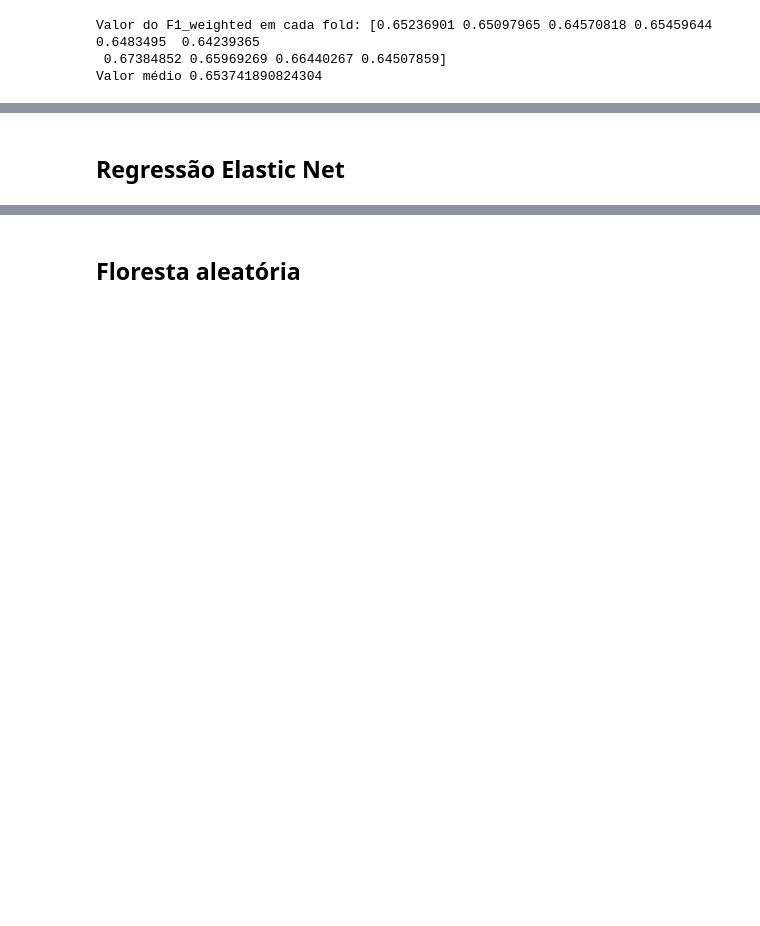
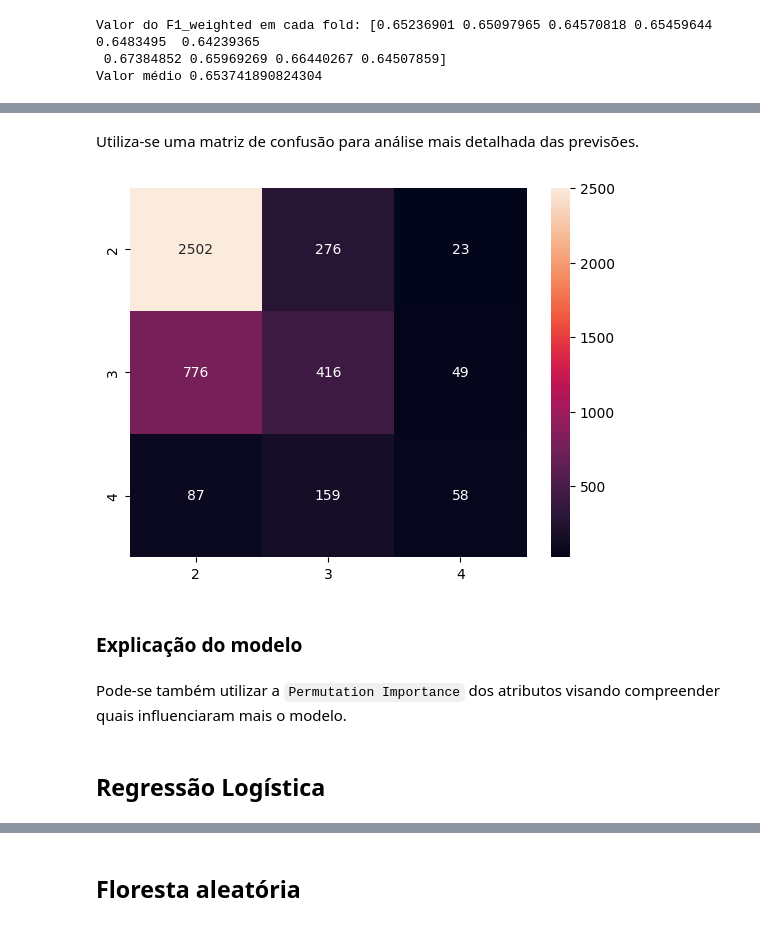
Before and after one commit to ComicDeath/Proton-Collision-Classifier, a Jupyter notebook: Proton-Collision-Classifier.ipynb, the cells around one changed output, grey strips where cells are left out. Drawn from its saved outputs; the diff is of its cells as text; code cells hidden in the pictures; blank space fills up the shorter version.

Commit message:
regressão logística e estudo floresta

```diff
--- a/Proton-Collision-Classifier.ipynb
+++ b/Proton-Collision-Classifier.ipynb
@@ -507,0 +548,9 @@ print("F1-score ponderado final:", f1_knn_final)
+# %% [markdown]
+Utiliza-se uma matriz de confusão para análise mais detalhada das previsões.
+# %%
+matriz_conf = confusion_matrix(y_teste, y_pred, labels=ordem_labels)
+df_conf = pd.DataFrame(matriz_conf, ordem_labels, ordem_labels)
+eixo = sns.heatmap(df_conf, annot=True, annot_kws={"size": 16})
+eixo.set(xlabel="Predito", ylabel="Real");
+# %% [output]
+[figure, added]
@@ -507,0 +563,4 @@ print("F1-score ponderado final:", f1_knn_final)
+# %% [markdown]
+### Explicação do modelo
+# %% [markdown]
+Pode-se também utilizar a `Permutation Importance` dos atributos visando compreender quais influenciaram mais o modelo.
@@ -508,2 +590,2 @@ print("F1-score ponderado final:", f1_knn_final)
 # %% [markdown]
-## Regressão Elastic Net
+## Regressão Logística
```
Also changed, not shown: parts of 40 cells of this notebook, 3 other files.
